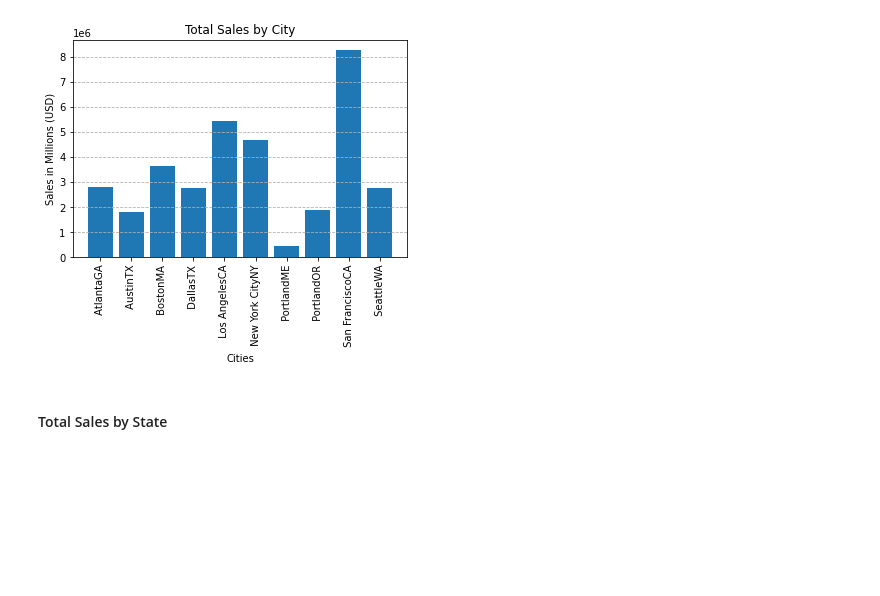
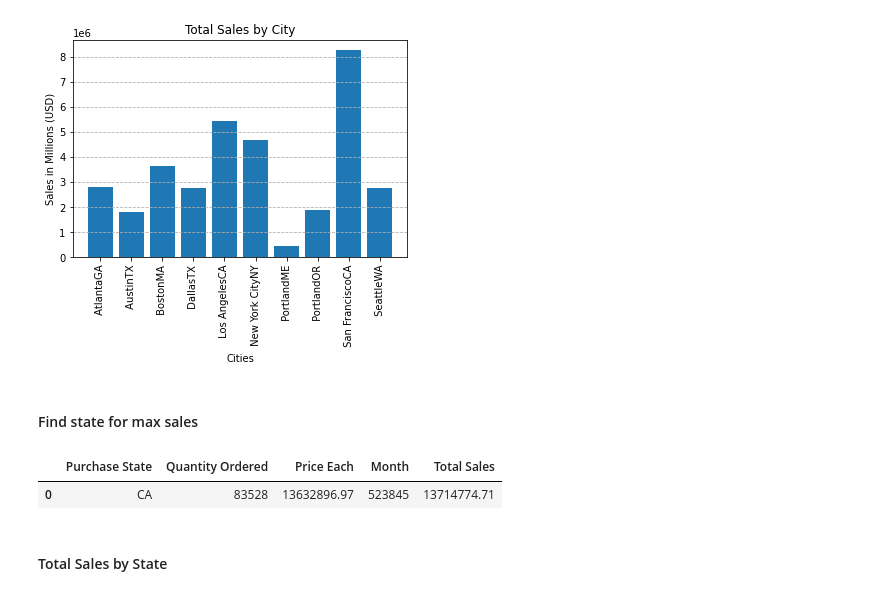
Before and after one commit to ogog1/Sales-Data-Analysis, a Jupyter notebook: analysis.ipynb, the cells around one changed output. Saved outputs shown, nothing was run; the diff lists cells and outputs as text; code cells hidden in the pictures; blank space fills up the shorter version.

```diff
--- a/analysis.ipynb
+++ b/analysis.ipynb
@@ -108,6 +108,17 @@ plt.grid(axis='y', linestyle='--')
 plt.show()
 # %% [output]
 [figure]
+# %% [markdown]
+#### Find state for max sales
+# %%
+state_totals_df = all_data.groupby(['Purchase State'], as_index=False).sum()
+column2 = state_totals_df['Total Sales']
+max_state_sales = column2.max()
+
+state_totals_df.loc[state_totals_df['Total Sales'] == max_state_sales]
+# %% [output]
+|  | Purchase State | Quantity Ordered | Price Each | Month | Total Sales |
+| 0 | CA | 83528 | 13632896.97 | 523845 | 13714774.71 |
 # %% [markdown]
 #### Total Sales by State
 # %%
```
